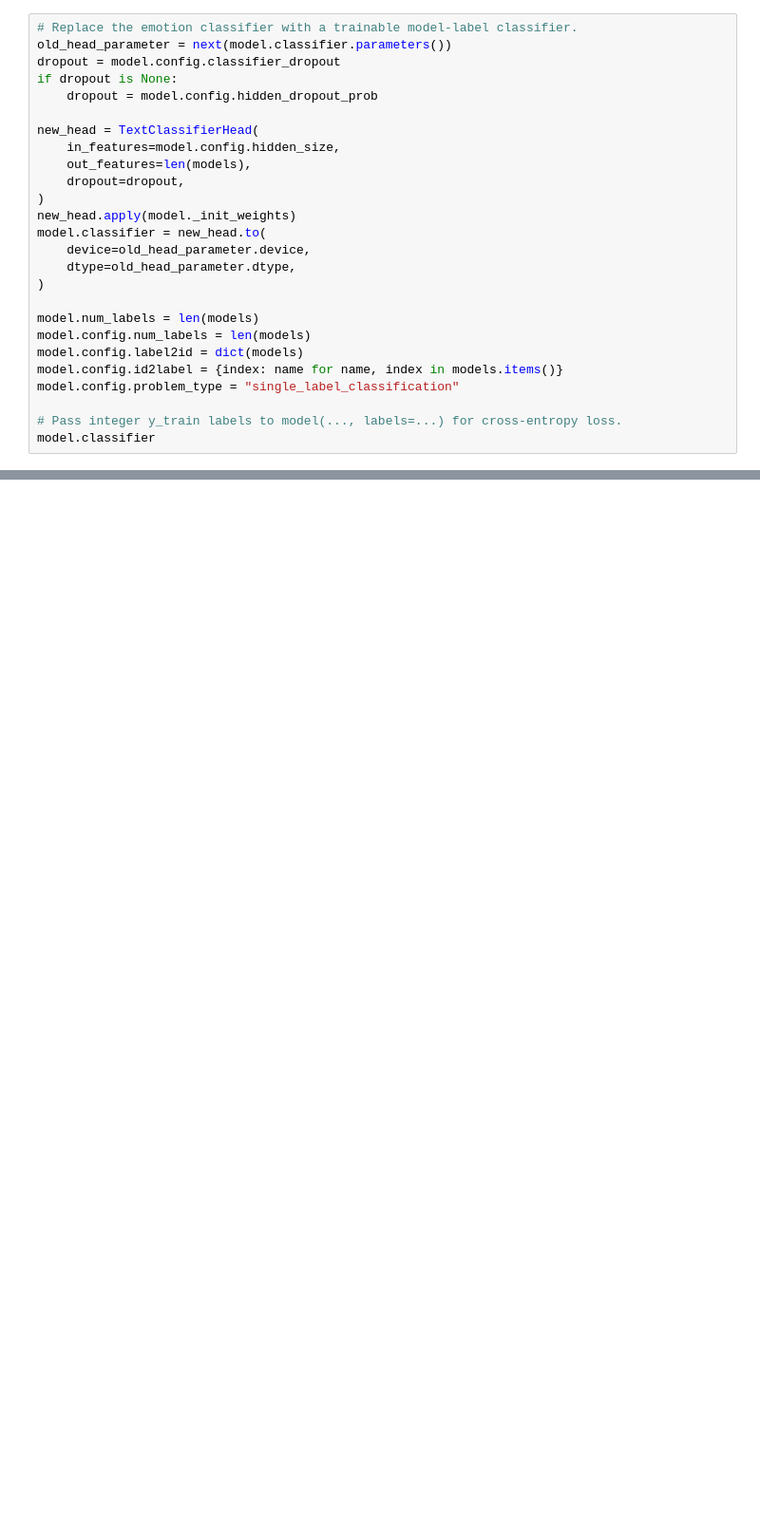
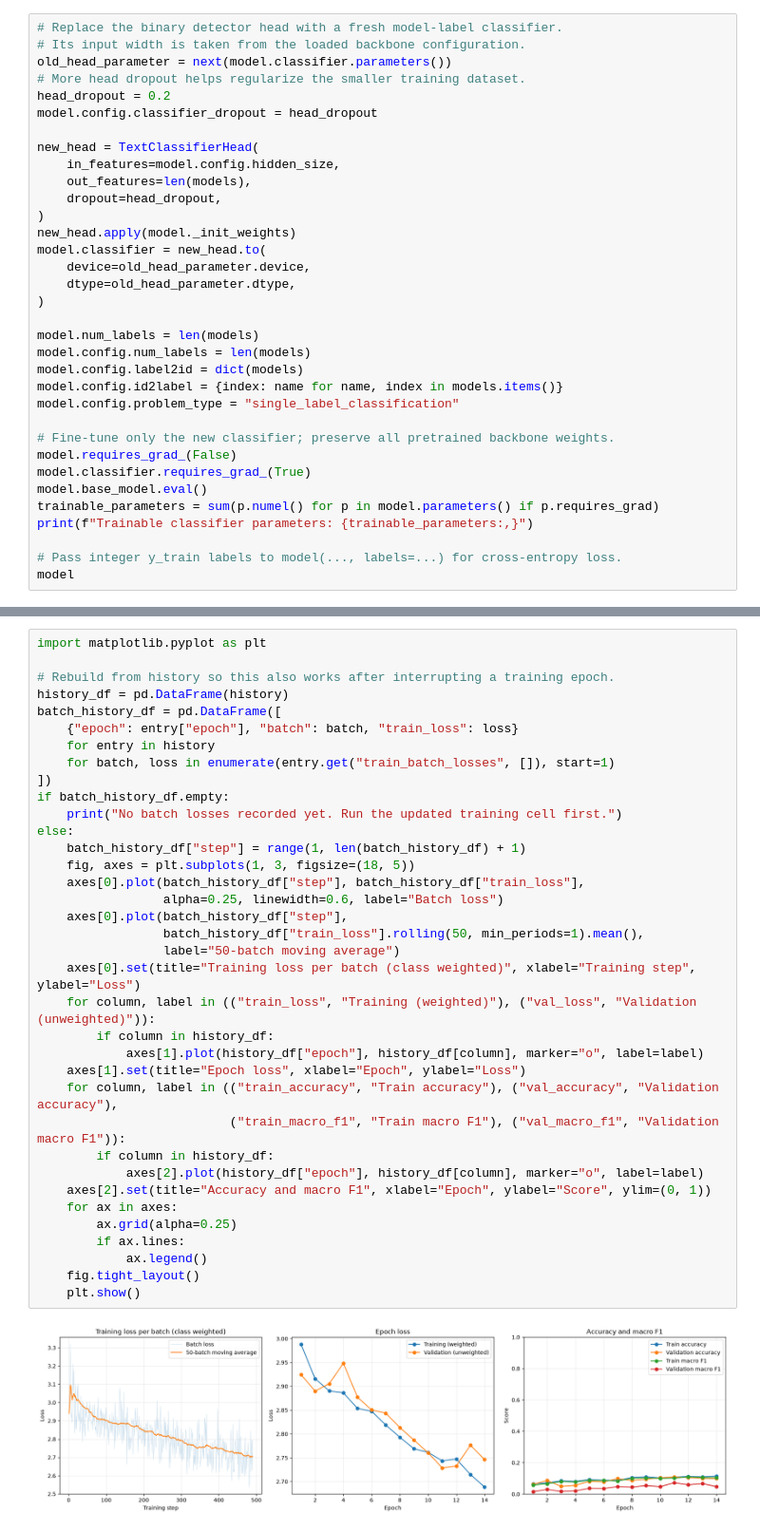
Before and after one commit to JadenMajid/AI360-Project, a Jupyter notebook: testing.ipynb, the cells around one changed output, grey strips where cells are left out. Shown at 95% size. Saved outputs shown, nothing was run; the diff lists cells and outputs as text; blank space fills up the shorter version.

```diff
--- a/testing.ipynb
+++ b/testing.ipynb
@@ -67,16 +170,17 @@ class TextClassifierHead(torch.nn.Module):
     def predict_proba(self, features):
         return self(features, return_probabilities=True)
 # %%
-# Replace the emotion classifier with a trainable model-label classifier.
+# Replace the binary detector head with a fresh model-label classifier.
+# Its input width is taken from the loaded backbone configuration.
 old_head_parameter = next(model.classifier.parameters())
-dropout = model.config.classifier_dropout
-if dropout is None:
-    dropout = model.config.hidden_dropout_prob
+# More head dropout helps regularize the smaller training dataset.
+head_dropout = 0.2
+model.config.classifier_dropout = head_dropout
 
 new_head = TextClassifierHead(
     in_features=model.config.hidden_size,
     out_features=len(models),
-    dropout=dropout,
+    dropout=head_dropout,
 )
 new_head.apply(model._init_weights)
 model.classifier = new_head.to(
@@ -90,5 +194,12 @@ model.config.label2id = dict(models)
 model.config.id2label = {index: name for name, index in models.items()}
 model.config.problem_type = "single_label_classification"
 
+# Fine-tune only the new classifier; preserve all pretrained backbone weights.
+model.requires_grad_(False)
+model.classifier.requires_grad_(True)
+model.base_model.eval()
+trainable_parameters = sum(p.numel() for p in model.parameters() if p.requires_grad)
+print(f"Trainable classifier parameters: {trainable_parameters:,}")
+
 # Pass integer y_train labels to model(..., labels=...) for cross-entropy loss.
-model.classifier
+model
@@ -218,3 +484,41 @@ history_df
+# %%
+import matplotlib.pyplot as plt
+
+# Rebuild from history so this also works after interrupting a training epoch.
+history_df = pd.DataFrame(history)
+batch_history_df = pd.DataFrame([
+    {"epoch": entry["epoch"], "batch": batch, "train_loss": loss}
+    for entry in history
+    for batch, loss in enumerate(entry.get("train_batch_losses", []), start=1)
+])
+if batch_history_df.empty:
+    print("No batch losses recorded yet. Run the updated training cell first.")
+else:
+    batch_history_df["step"] = range(1, len(batch_history_df) + 1)
+    fig, axes = plt.subplots(1, 3, figsize=(18, 5))
+    axes[0].plot(batch_history_df["step"], batch_history_df["train_loss"],
+                 alpha=0.25, linewidth=0.6, label="Batch loss")
+    axes[0].plot(batch_history_df["step"],
+                 batch_history_df["train_loss"].rolling(50, min_periods=1).mean(),
+                 label="50-batch moving average")
+    axes[0].set(title="Training loss per batch (class weighted)", xlabel="Training step", ylabel="Loss")
+    for column, label in (("train_loss", "Training (weighted)"), ("val_loss", "Validation (unweighted)")):
+        if column in history_df:
+            axes[1].plot(history_df["epoch"], history_df[column], marker="o", label=label)
+    axes[1].set(title="Epoch loss", xlabel="Epoch", ylabel="Loss")
+    for column, label in (("train_accuracy", "Train accuracy"), ("val_accuracy", "Validation accuracy"),
+                          ("train_macro_f1", "Train macro F1"), ("val_macro_f1", "Validation macro F1")):
+        if column in history_df:
+            axes[2].plot(history_df["epoch"], history_df[column], marker="o", label=label)
+    axes[2].set(title="Accuracy and macro F1", xlabel="Epoch", ylabel="Score", ylim=(0, 1))
+    for ax in axes:
+        ax.grid(alpha=0.25)
+        if ax.lines:
+            ax.legend()
+    fig.tight_layout()
+    plt.show()
+# %% [output]
+[figure, added]
 # %%
 @torch.no_grad()
 def predict_model_probabilities(texts):
```
Also changed, not shown: parts of 11 cells of this notebook, 1 other file.
